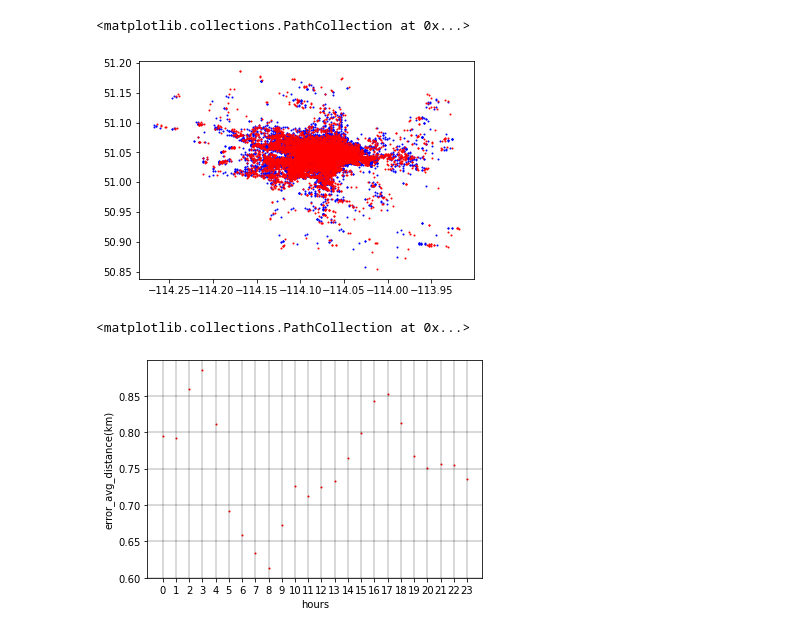
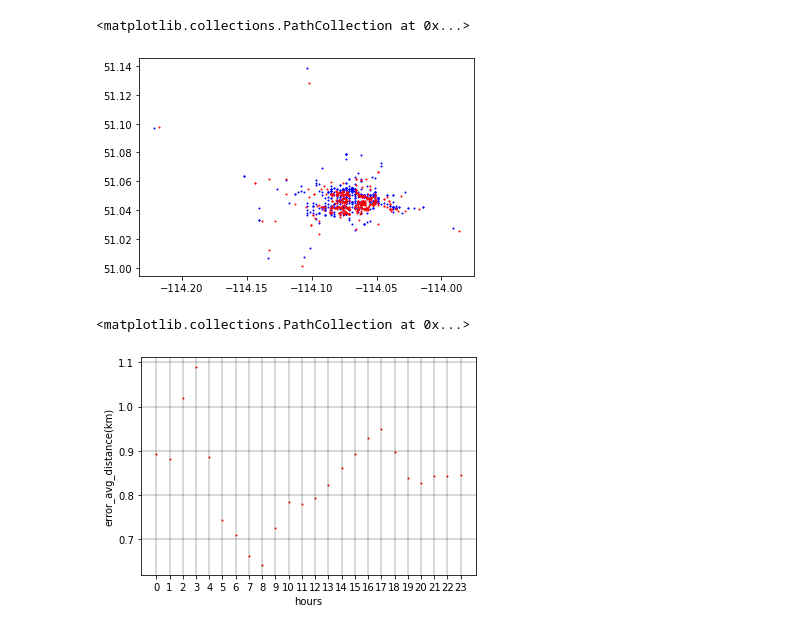
Before and after one commit to wwebeam6508/Development-of-Predictive-Model-for-Trip-Destination-of-Dockless-Shared-Scooters, a Jupyter notebook: Model_OnlyFCN.ipynb, the cells around one changed output. Cells and saved outputs as stored; diff of their text form; code cells hidden in the pictures.

```diff
--- a/Model_OnlyFCN.ipynb
+++ b/Model_OnlyFCN.ipynb
@@ -27,19 +38,0 @@ data_set_rm_outlier
-# %%
-
-
-
-general_np = general.to_numpy()
-
-# filter
-# data_set = data_set[np.logical_not(general_np[:, 6] > 10)]
-# general_np = general_np[np.logical_not(general_np[:,6] > 10)]
-# data_set = data_set[np.logical_not(general_np[:,6] < 0.01)]
-# general_np = general_np[np.logical_not(general_np[:,6] < 0.01)]
-# data_set = data_set[np.logical_not(general_np[:,5] > 90)]
-# general_np = general_np[np.logical_not(general_np[:,5] > 90)]
-# data_set = data_set[np.logical_not(general_np[:,5] < 1)]
-# general_np = general_np[np.logical_not(general_np[:,5] < 1)]
-#
-
-Y_data = data_set_rm_outlier[['endx', 'endy']].to_numpy()
-X_data = data_set_rm_outlier.drop(columns=['endx', 'endy','start_date', 'end_bus_stop', 'end_cluster_group']).to_numpy()
@@ -61,20 +51,22 @@ x_train, x_test, y_train, y_test = train_test_split(X_data_n, Y_data_n, test_siz
 from tensorflow.keras import layers, Model
 from tensorflow.python.keras.layers.core import Dense, Activation, Dropout
 from tensorflow.python.keras.layers.recurrent import LSTM
-inputA = layers.Input(shape=(5))
-inputB = layers.Input(shape=(37))
+inputA = layers.Input(shape=(4))
+inputB = layers.Input(shape=(61))
 
 # x = Dense(50, activation="relu")(inputA)
-x = Dense(40)(inputA)
-x = Dense(40, activation="relu")(x)
+x = Dense(15)(inputA)
+x = Dense(30, activation="relu")(x)
 x = Model(inputs=inputA, outputs=x)
-y = Dense(40)(inputB)
-y = Dense(40, activation="relu")(y)
+y = Dense(62)(inputB)
+y = Dense(70, activation="relu")(y)
 y = Model(inputs=inputB, outputs=y)
 
 combined = layers.concatenate([x.output, y.output])
 
-final = Dense(44)(combined)
+final = Dense(55, activation="softmax")(combined)
+# b = Dense(2)(final)
+# combined = layers.concatenate([final, b])
 a = Dense(2)(final)
 
 model = Model(inputs=[x.input,y.input], outputs=a)
@@ -103,5 +95,7 @@ from tensorflow.python.keras.callbacks import EarlyStopping
 model.compile(loss="mean_absolute_error", optimizer="adam")
 
 callback = EarlyStopping(monitor='loss', patience=5, mode="auto")
-history = model.fit([x_train[:,0:5],x_train[:,5:]], y_train, epochs=200, validation_data=([x_test[:,0:5],x_test[:,5:]], y_test))
+# history = model.fit([x_train[:,0:7],x_train[:,7:]], [y_train[:,0:2], y_train[:,2:4]], epochs=100, validation_data=([x_test[:,0:7],x_test[:,7:]], [y_test[:,0:2], y_test[:,2:4]]))
+
+history = model.fit([x_train[:,0:4],x_train[:,4:]], y_train, epochs=100, validation_data=([x_test[:,0:4],x_test[:,4:]], y_test))
 # %% [output]
@@ -138,17 +130,17 @@ model.evaluate([x_test[:,0:5],x_test[:,5:]], y_test)
 # %%
 import matplotlib.pyplot as plt
 import numpy as np
 sc.fit_transform(Y_data)
-result_Y = model.predict([x_test[:,0:5],x_test[:,5:]])
+result_Y = model.predict([x_test[:,0:4],x_test[:,4:]])
 
 result_Y_plot = sc.inverse_transform(result_Y)
 y_test_plot = sc.inverse_transform(y_test)
 
-plt.scatter((y_test_plot[:,0]),(y_test_plot[:,1]), color='b', s= 1)
-plt.scatter((result_Y_plot[:,0]), (result_Y_plot[:,1]), color='r', s= 1)
+plt.scatter((y_test_plot[0:500,0]),(y_test_plot[0:500,1]), color='b', s= 1)
+plt.scatter((result_Y_plot[0:500,0]), (result_Y_plot[0:500,1]), color='r', s= 1)
 # %% [output]
 <matplotlib.collections.PathCollection at 0x...>
-[figure, old version]
+[figure, new version]
 # %%
 def haversine(coord1: object, coord2: object):
     import math
@@ -184,7 +176,7 @@ sc.fit_transform(Y_data)
 result_Y_hour = sc.inverse_transform(result_Y)
 y_test_hour = sc.inverse_transform(y_test)
 for index in range(24):
-    mask = np.logical_and(x_test_hour[:,4] > (index)-0.1, x_test_hour[:,4] < (index+1)-0.1)
+    mask = np.logical_and(x_test_hour[:,4] > (index)-0.2, x_test_hour[:,4] < (index+1)-0.2)
     result_Y_d = result_Y_hour[mask]
     Y_test_in = y_test_hour[mask]
     error = 0
@@ -203,7 +195,7 @@ plt.grid(color='black', linestyle='-', linewidth=0.3)
 plt.scatter(mae_rate_hour[:,1], mae_rate_hour[:,0], color='r', s= 1)
 # %% [output]
 <matplotlib.collections.PathCollection at 0x...>
-[figure, old version]
+[figure, new version]
 # %%
 mae_rate_day_of_week = []
 
```
Also changed, not shown: parts of 9 cells of this notebook, 6 other files.
